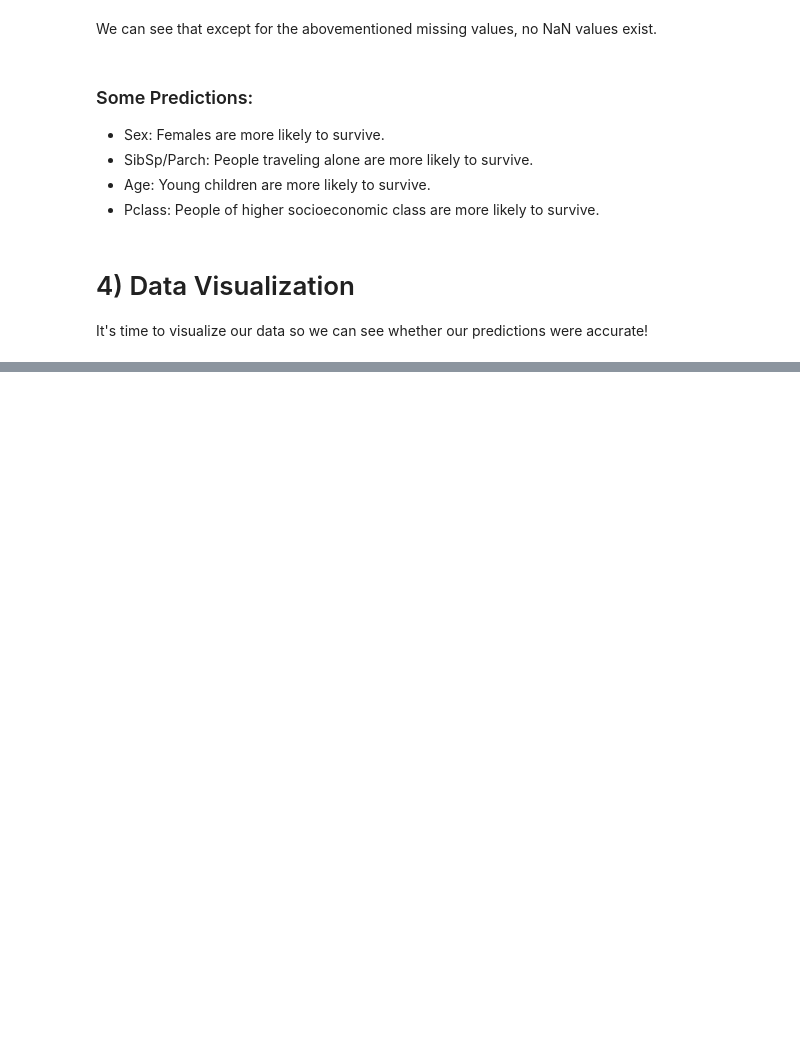
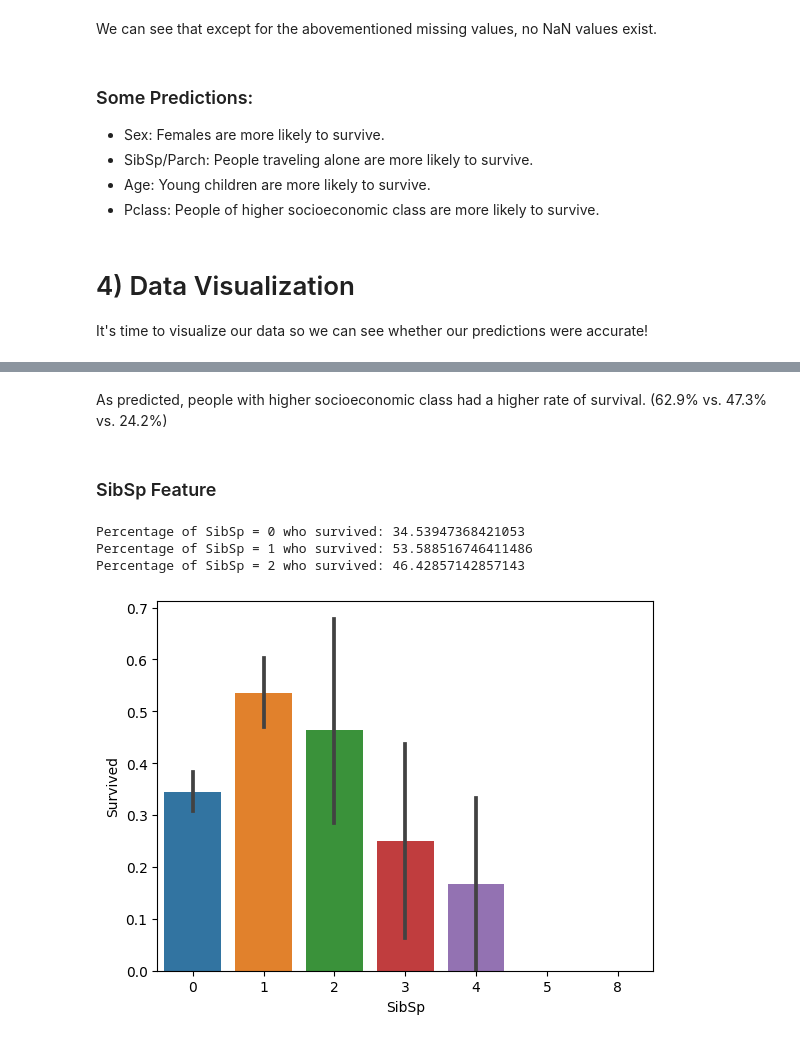
Before and after one commit to Nameless8243/Kaggle_learn, a Jupyter notebook: notebookfbe66c2298.ipynb, the cells around one changed output, grey strips where cells are left out. Saved outputs shown, nothing was run; the diff lists cells and outputs as text; code cells hidden in the pictures; blank space fills up the shorter version.

```diff
--- a/notebookfbe66c2298.ipynb
+++ b/notebookfbe66c2298.ipynb
@@ -126,0 +161,22 @@ It's time to visualize our data so we can see whether our predictions were accur
+# %% [markdown]
+As predicted, people with higher socioeconomic class had a higher rate of survival. (62.9% vs. 47.3% vs. 24.2%)
+# %% [markdown]
+### SibSp Feature
+# %%
+# Draw a bar plot for SibSp vs. survival
+sns.barplot(x="SibSp", y="Survived",data=train)
+
+# I won't be printig individual percent values for all of these.
+print("Percentage of SibSp = 0 who survived:",
+      train.Survived [train.SibSp == 0].value_counts(normalize = True)[1]*100)
+
+print("Percentage of SibSp = 1 who survived:",
+     train.Survived [train.SibSp == 1].value_counts(normalize = True)[1]*100)
+
+print("Percentage of SibSp = 2 who survived:",
+     train.Survived [train.SibSp == 2].value_counts(normalize = True)[1]*100)
+# %% [output]
+Percentage of SibSp = 0 who survived: 34.53947368421053
+Percentage of SibSp = 1 who survived: 53.588516746411486
+Percentage of SibSp = 2 who survived: 46.42857142857143
+[figure, added]
```
Also changed, not shown: parts of 32 cells of this notebook.
